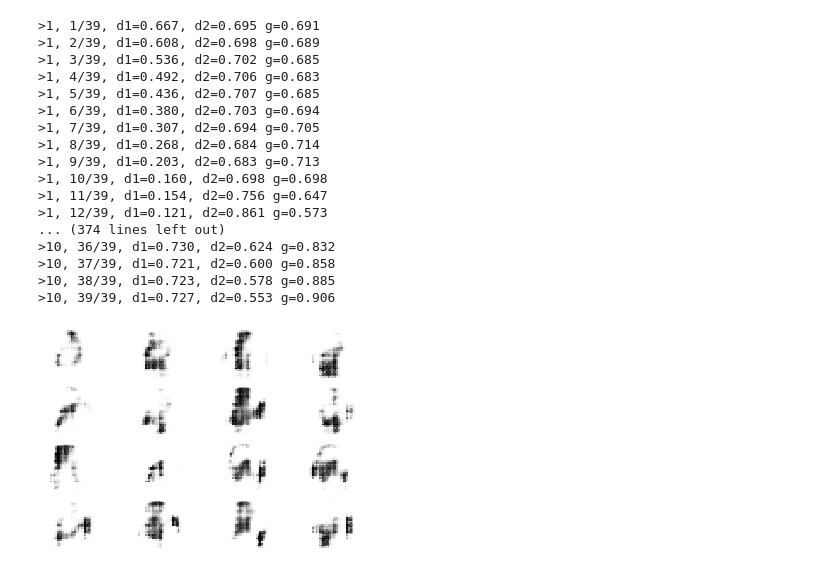
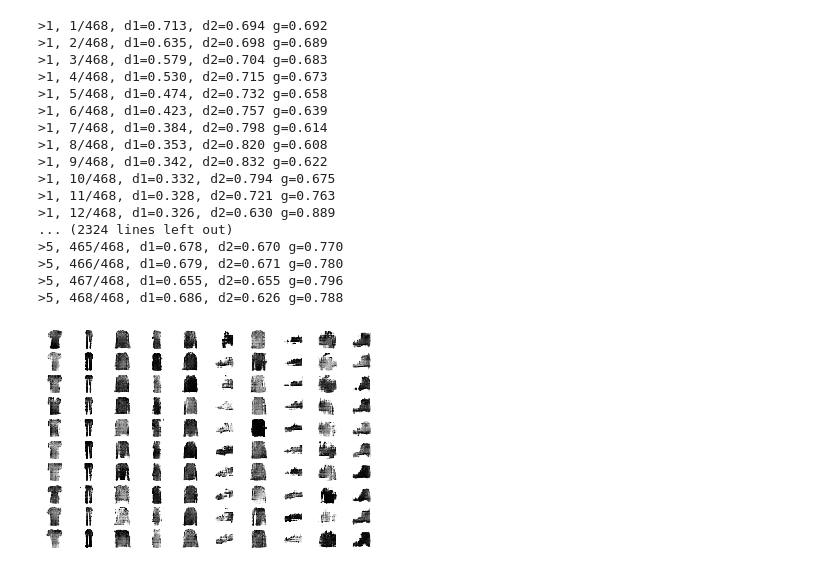
Before and after one commit to pptr3/face-generation-gan-keras, a Jupyter notebook: cDigit.ipynb, the cells around one changed output. Cells and saved outputs as stored; diff of their text form; code cells hidden in the pictures.

Commit message:
fix cDigit file, now conditioning with fashion dataset works

```diff
--- a/cDigit.ipynb
+++ b/cDigit.ipynb
@@ -205,8 +207,6 @@ def my_custom_load(dataset_size):
 # %%
-
 # size of the latent space
 latent_dim = 100
-
 # create the discriminator
 d_model = define_discriminator()
 # create the generator
@@ -214,69 +214,69 @@ g_model = define_generator(latent_dim)
 # create the gan
 gan_model = define_gan(g_model, d_model)
 # load image data
-dataset2 = my_custom_load(5000)
+#dataset = my_custom_load(59992)
+dataset = load_mnist('fash', kind='train')
 # %%
 # train model
-train(g_model, d_model, gan_model, dataset2, latent_dim)
+train(g_model, d_model, gan_model, dataset[:15000], latent_dim);
 # %% [output]
->1, 1/39, d1=0.667, d2=0.695 g=0.691
->1, 2/39, d1=0.608, d2=0.698 g=0.689
->1, 3/39, d1=0.536, d2=0.702 g=0.685
->1, 4/39, d1=0.492, d2=0.706 g=0.683
->1, 5/39, d1=0.436, d2=0.707 g=0.685
->1, 6/39, d1=0.380, d2=0.703 g=0.694
->1, 7/39, d1=0.307, d2=0.694 g=0.705
->1, 8/39, d1=0.268, d2=0.684 g=0.714
->1, 9/39, d1=0.203, d2=0.683 g=0.713
->1, 10/39, d1=0.160, d2=0.698 g=0.698
->1, 11/39, d1=0.154, d2=0.756 g=0.647
->1, 12/39, d1=0.121, d2=0.861 g=0.573
-... (374 lines left out)
->10, 36/39, d1=0.730, d2=0.624 g=0.832
->10, 37/39, d1=0.721, d2=0.600 g=0.858
->10, 38/39, d1=0.723, d2=0.578 g=0.885
->10, 39/39, d1=0.727, d2=0.553 g=0.906
+>1, 1/468, d1=0.713, d2=0.694 g=0.692
+>1, 2/468, d1=0.635, d2=0.698 g=0.689
+>1, 3/468, d1=0.579, d2=0.704 g=0.683
+>1, 4/468, d1=0.530, d2=0.715 g=0.673
+>1, 5/468, d1=0.474, d2=0.732 g=0.658
+>1, 6/468, d1=0.423, d2=0.757 g=0.639
+>1, 7/468, d1=0.384, d2=0.798 g=0.614
+>1, 8/468, d1=0.353, d2=0.820 g=0.608
+>1, 9/468, d1=0.342, d2=0.832 g=0.622
+>1, 10/468, d1=0.332, d2=0.794 g=0.675
+>1, 11/468, d1=0.328, d2=0.721 g=0.763
+>1, 12/468, d1=0.326, d2=0.630 g=0.889
+... (2324 lines left out)
+>5, 465/468, d1=0.678, d2=0.670 g=0.770
+>5, 466/468, d1=0.679, d2=0.671 g=0.780
+>5, 467/468, d1=0.655, d2=0.655 g=0.796
+>5, 468/468, d1=0.686, d2=0.626 g=0.788
 # %%
 # example of loading the generator model and generating images
-from numpy import asarray
+
 from numpy.random import randn
 from numpy.random import randint
 from keras.models import load_model
-import matplotlib.pyplot as plt
+from matplotlib import pyplot
 
 # generate points in latent space as input for the generator
-def generate_latent_points(latent_dim, n_samples, n_classes=10):
+def generate_latent_points2(latent_dim, n_samples, n_classes=10):
     # generate points in the latent space
     x_input = randn(latent_dim * n_samples)
     # reshape into a batch of inputs for the network
     z_input = x_input.reshape(n_samples, latent_dim)
     # generate labels
     labels = randint(0, n_classes, n_samples)
     return [z_input, labels]
 
 # create and save a plot of generated images
 def save_plot(examples, n):
     # plot images
     for i in range(n * n):
         # define subplot
-        plt.subplot(n, n, 1 + i)
+        pyplot.subplot(n, n, 1 + i)
         # turn off axis
-        plt.axis('off')
+        pyplot.axis('off')
         # plot raw pixel data
-        plt.imshow(examples[i, :, :, 0], cmap='gray_r')
-    plt.show()
+        pyplot.imshow(examples[i, :, :, 0], cmap='gray_r')
+    pyplot.show()
 
 # load model
-model = load_model('cgan_models/cgan_generator9.h5')
-# generate images
-latent_points, labels = generate_latent_points(100, 100)
+model = load_model('cgan_models/cgan_generator.h5')
+latent_points, labels = generate_latent_points2(100, 100)
 # specify labels
-labels = asarray([x for _ in range(10) for x in range(10)])
+labels = np.asarray([x for _ in range(10) for x in range(10)])
 # generate images
 X = model.predict([latent_points, labels])
 # scale from [-1,1] to [0,1]
 X = (X + 1) / 2.0
 # plot the result
-save_plot(X, 4)
+save_plot(X, 10)
 # %% [output]
-[figure, old version]
+[figure, new version]
```
Also changed, not shown: parts of 6 cells of this notebook, 6 other files.
